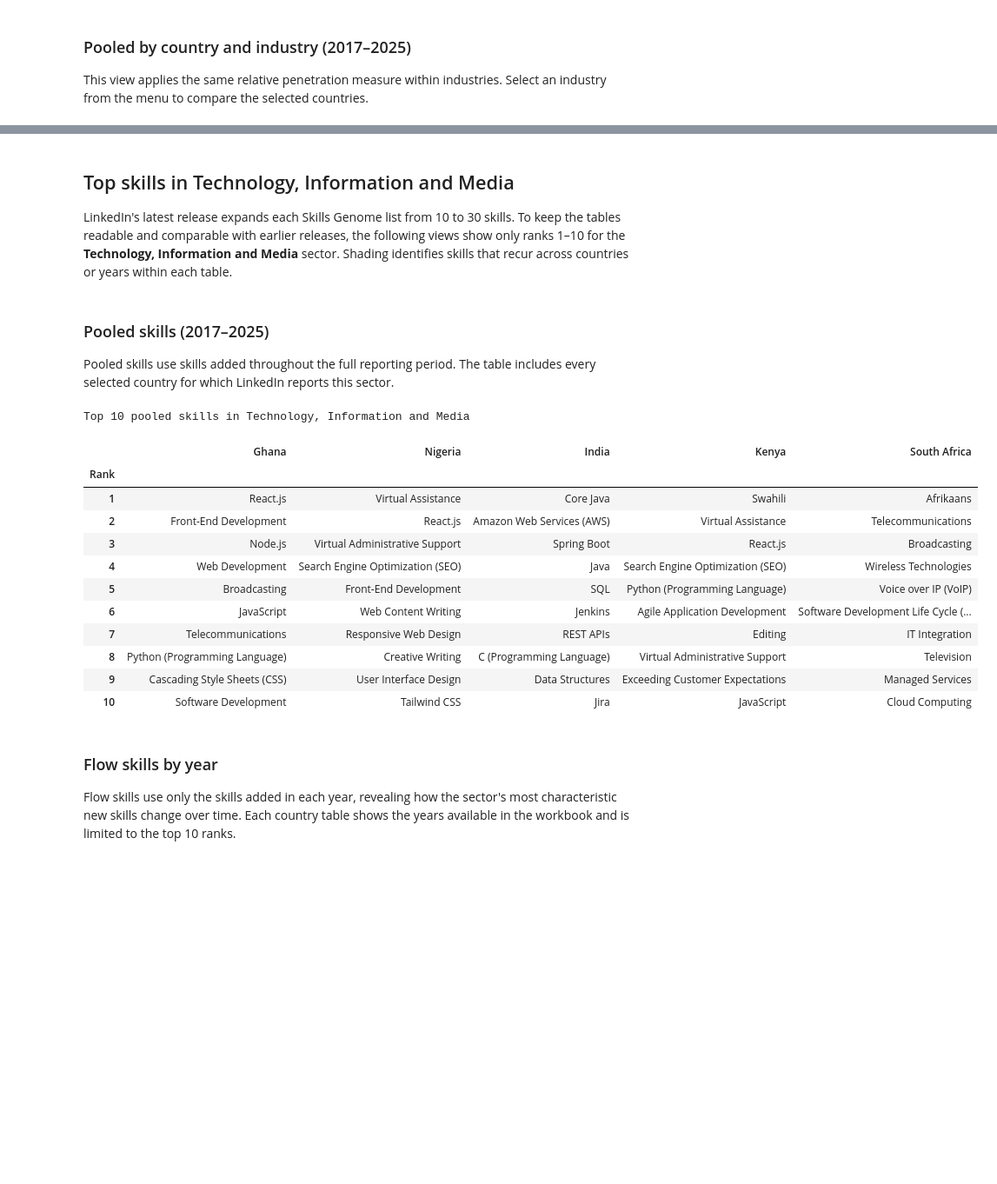
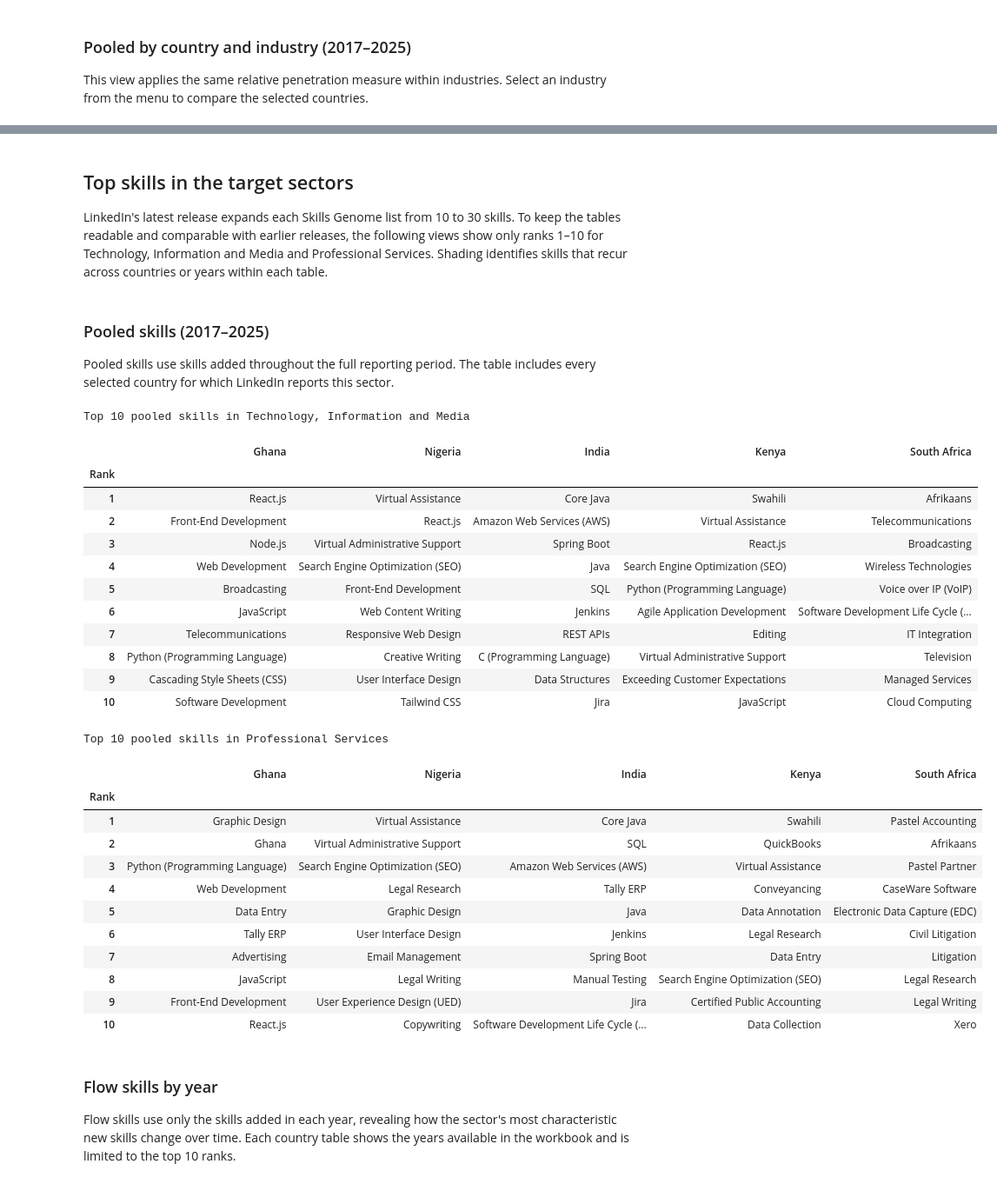
Before and after one commit to datapartnership/west-africa-labor-market-analysis, a Jupyter notebook: notebooks/linkedin-trends/linkedin-skills.ipynb, the cells around one changed output, grey strips where cells are left out. Shown at 87% size. Cells and saved outputs as stored; diff of their text form; code cells hidden in the pictures; blank space fills up the shorter version.

```diff
--- a/notebooks/linkedin-trends/linkedin-skills.ipynb
+++ b/notebooks/linkedin-trends/linkedin-skills.ipynb
@@ -45,7 +53,11 @@ SKILL_ORDER = [
     "Disruptive Tech Skills",
     "Green Skills",
 ]
-TECH_MEDIA_INDUSTRY = "Technology, Information and Media"
+GITHUB_PATH = PROJECT_ROOT / "data" / "GitHub"
+TARGET_INDUSTRIES = [
+    "Technology, Information and Media",
+    "Professional Services",
+]
 TOP_SKILLS = 10
 BENCHMARK = 1.0
 SKILLS_NOTE = (
@@ -332,7 +976,7 @@ plot_gender_profile(gender_skills)
 # %% [output]
 [interactive output not drawn]
 # %% [markdown]
-## Top skills in Technology, Information and Media
+## Top skills in the target sectors
 
-LinkedIn's latest release expands each Skills Genome list from 10 to 30 skills. To keep the tables readable and comparable with earlier releases, the following views show only ranks 1–10 for the **Technology, Information and Media** sector. Shading identifies skills that recur across countries or years within each table.
+LinkedIn's latest release expands each Skills Genome list from 10 to 30 skills. To keep the tables readable and comparable with earlier releases, the following views show only ranks 1–10 for Technology, Information and Media and Professional Services. Shading identifies skills that recur across countries or years within each table.
 # %%
@@ -384,46 +1046,61 @@ Pooled skills use skills added throughout the full reporting period. The table i
 # %%
 pooled_skills = (
     read_skills(
         "2A - SGP Ctry Ind",
         header=3,
         names=["Country", "Industry", "Skill", "Skill Rank"],
         countries=COUNTRIES,
     )
     .assign(**{"Skill Rank": lambda d: pd.to_numeric(d["Skill Rank"])})
     .loc[
-        lambda d: d["Industry"].eq(TECH_MEDIA_INDUSTRY) & d["Skill Rank"].le(TOP_SKILLS)
+        lambda d: d["Industry"].isin(TARGET_INDUSTRIES) & d["Skill Rank"].le(TOP_SKILLS)
     ]
 )
 pooled_skills.to_csv(
-    PROCESSED_PATH / "pooled_skills_technology_information_media_top10.csv",
+    PROCESSED_PATH / "pooled_skills_target_industries_top10.csv",
     index=False,
 )
-available_countries = [c for c in COUNTRIES if c in set(pooled_skills["Country"])]
-display(
-    ranked_skill_table(
-        pooled_skills.assign(
-            Country=lambda d: pd.Categorical(
-                d["Country"], categories=available_countries, ordered=True
-            )
-        ),
-        columns="Country",
-        caption="Top 10 pooled skills in Technology, Information and Media",
+for industry in TARGET_INDUSTRIES:
+    industry_skills = pooled_skills.loc[pooled_skills["Industry"].eq(industry)]
+    available_countries = [c for c in COUNTRIES if c in set(industry_skills["Country"])]
+    display(
+        ranked_skill_table(
+            industry_skills.assign(
+                Country=lambda d: pd.Categorical(
+                    d["Country"], categories=available_countries, ordered=True
+                )
+            ),
+            columns="Country",
+            caption=f"Top 10 pooled skills in {industry}",
+        )
     )
-)
 # %% [output]
 Top 10 pooled skills in Technology, Information and Media
 |  | Ghana | Nigeria | India | Kenya | South Africa |
 | Rank |  |  |  |  |  |
 | 1 | React.js | Virtual Assistance | Core Java | Swahili | Afrikaans |
 | 2 | Front-End Development | React.js | Amazon Web Services (AWS) | Virtual Assistance | Telecommunications |
 | 3 | Node.js | Virtual Administrative Support | Spring Boot | React.js | Broadcasting |
 | 4 | Web Development | Search Engine Optimization (SEO) | Java | Search Engine Optimization (SEO) | Wireless Technologies |
 | 5 | Broadcasting | Front-End Development | SQL | Python (Programming Language) | Voice over IP (VoIP) |
 | 6 | JavaScript | Web Content Writing | Jenkins | Agile Application Development | Software Development Life Cycle (... |
 | 7 | Telecommunications | Responsive Web Design | REST APIs | Editing | IT Integration |
 | 8 | Python (Programming Language) | Creative Writing | C (Programming Language) | Virtual Administrative Support | Television |
 | 9 | Cascading Style Sheets (CSS) | User Interface Design | Data Structures | Exceeding Customer Expectations | Managed Services |
 | 10 | Software Development | Tailwind CSS | Jira | JavaScript | Cloud Computing |
+Top 10 pooled skills in Professional Services
+|  | Ghana | Nigeria | India | Kenya | South Africa |
+| Rank |  |  |  |  |  |
+| 1 | Graphic Design | Virtual Assistance | Core Java | Swahili | Pastel Accounting |
+| 2 | Ghana | Virtual Administrative Support | SQL | QuickBooks | Afrikaans |
+| 3 | Python (Programming Language) | Search Engine Optimization (SEO) | Amazon Web Services (AWS) | Virtual Assistance | Pastel Partner |
+| 4 | Web Development | Legal Research | Tally ERP | Conveyancing | CaseWare Software |
+| 5 | Data Entry | Graphic Design | Java | Data Annotation | Electronic Data Capture (EDC) |
+| 6 | Tally ERP | User Interface Design | Jenkins | Legal Research | Civil Litigation |
+| 7 | Advertising | Email Management | Spring Boot | Data Entry | Litigation |
+| 8 | JavaScript | Legal Writing | Manual Testing | Search Engine Optimization (SEO) | Legal Research |
+| 9 | Front-End Development | User Experience Design (UED) | Jira | Certified Public Accounting | Legal Writing |
+| 10 | React.js | Copywriting | Software Development Life Cycle (... | Data Collection | Xero |
 # %% [markdown]
 ### Flow skills by year
 
```
Also changed, not shown: parts of 16 cells of this notebook, 2 other files.
